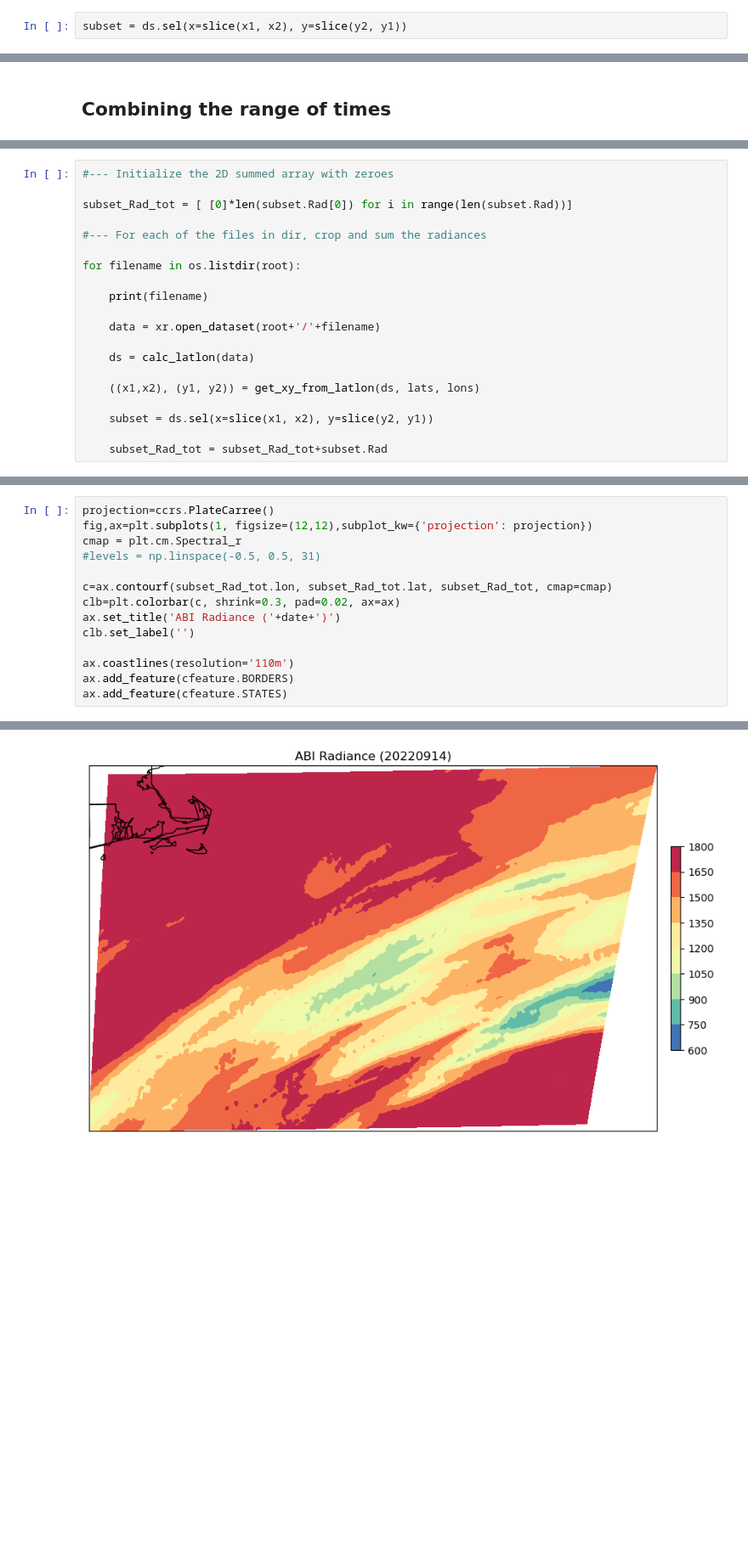
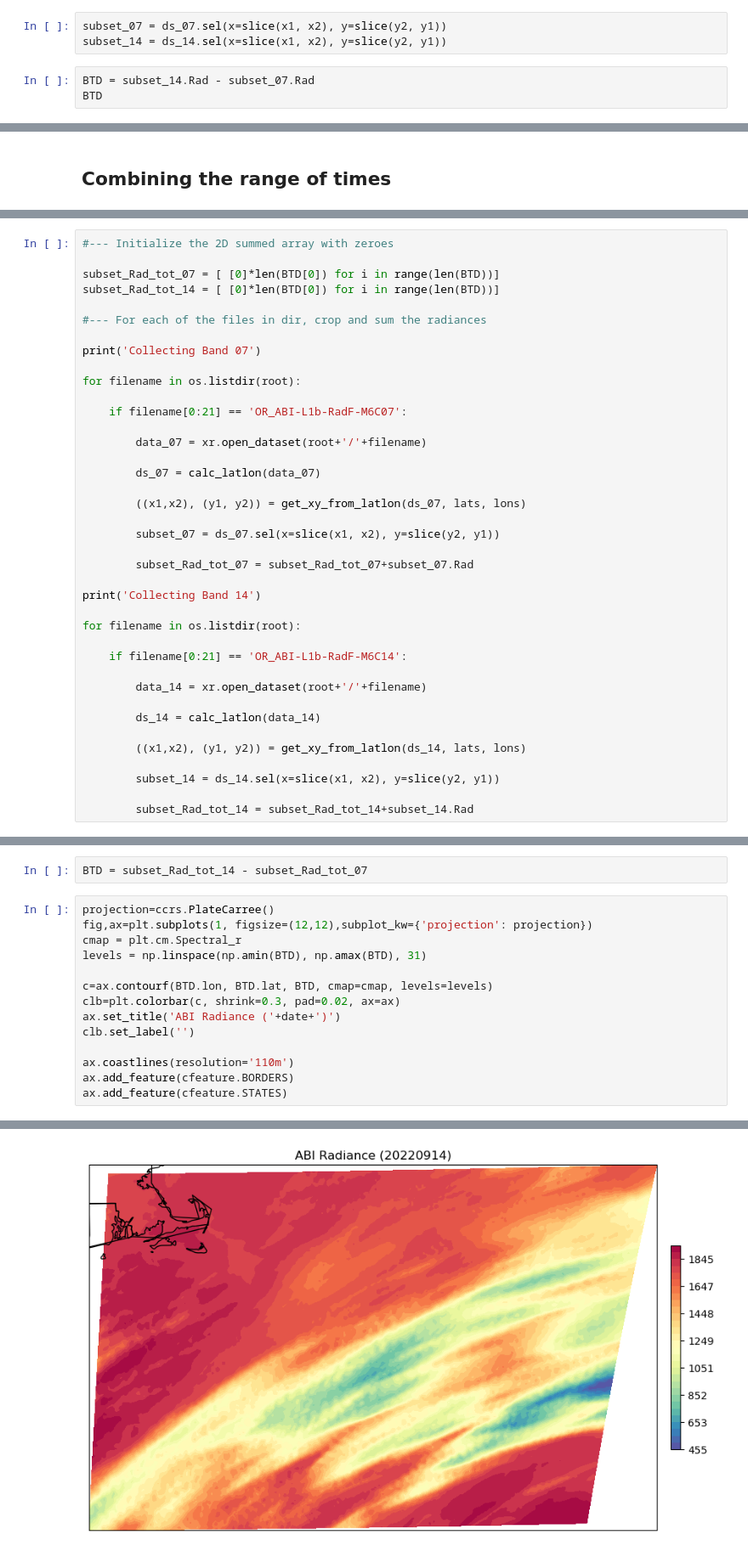
Before and after one commit to jesseturner/FalseLowClouds, a Jupyter notebook: Static_Features/Static_Features_ABI.ipynb, the cells around one changed output, grey strips where cells are left out. Shown at 85% size. Cells and saved outputs as stored; diff of their text form; blank space fills up the shorter version.

```diff
--- a/Static_Features/Static_Features_ABI.ipynb
+++ b/Static_Features/Static_Features_ABI.ipynb
@@ -90,2 +92,6 @@ lons = (min_lon, max_lon)
 # %%
-subset = ds.sel(x=slice(x1, x2), y=slice(y2, y1))
+subset_07 = ds_07.sel(x=slice(x1, x2), y=slice(y2, y1))
+subset_14 = ds_14.sel(x=slice(x1, x2), y=slice(y2, y1))
+# %%
+BTD = subset_14.Rad - subset_07.Rad
+BTD
@@ -158,21 +135,40 @@ Coordinates:
 # %%
 #--- Initialize the 2D summed array with zeroes
 
-subset_Rad_tot = [ [0]*len(subset.Rad[0]) for i in range(len(subset.Rad))]
+subset_Rad_tot_07 = [ [0]*len(BTD[0]) for i in range(len(BTD))]
+subset_Rad_tot_14 = [ [0]*len(BTD[0]) for i in range(len(BTD))]
 
 #--- For each of the files in dir, crop and sum the radiances
 
+print('Collecting Band 07')
+
 for filename in os.listdir(root):
 
-    print(filename)
+    if filename[0:21] == 'OR_ABI-L1b-RadF-M6C07':
 
-    data = xr.open_dataset(root+'/'+filename)
+        data_07 = xr.open_dataset(root+'/'+filename)
 
-    ds = calc_latlon(data)
+        ds_07 = calc_latlon(data_07)
 
-    ((x1,x2), (y1, y2)) = get_xy_from_latlon(ds, lats, lons)
+        ((x1,x2), (y1, y2)) = get_xy_from_latlon(ds_07, lats, lons)
 
-    subset = ds.sel(x=slice(x1, x2), y=slice(y2, y1))
+        subset_07 = ds_07.sel(x=slice(x1, x2), y=slice(y2, y1))
 
-    subset_Rad_tot = subset_Rad_tot+subset.Rad
+        subset_Rad_tot_07 = subset_Rad_tot_07+subset_07.Rad
+
+print('Collecting Band 14')
+
+for filename in os.listdir(root):
+
+    if filename[0:21] == 'OR_ABI-L1b-RadF-M6C14':
+
+        data_14 = xr.open_dataset(root+'/'+filename)
+
+        ds_14 = calc_latlon(data_14)
+
+        ((x1,x2), (y1, y2)) = get_xy_from_latlon(ds_14, lats, lons)
+
+        subset_14 = ds_14.sel(x=slice(x1, x2), y=slice(y2, y1))
+
+        subset_Rad_tot_14 = subset_Rad_tot_14+subset_14.Rad
 # %% [output]
@@ -192,17 +177,19 @@ OR_ABI-L1b-RadF-M6C16_G16_s20222570550207_e20222570559526_c20222570559587.nc
+# %%
+BTD = subset_Rad_tot_14 - subset_Rad_tot_07
 # %%
 projection=ccrs.PlateCarree()
 fig,ax=plt.subplots(1, figsize=(12,12),subplot_kw={'projection': projection})
 cmap = plt.cm.Spectral_r
-#levels = np.linspace(-0.5, 0.5, 31)
+levels = np.linspace(np.amin(BTD), np.amax(BTD), 31)
 
-c=ax.contourf(subset_Rad_tot.lon, subset_Rad_tot.lat, subset_Rad_tot, cmap=cmap)
+c=ax.contourf(BTD.lon, BTD.lat, BTD, cmap=cmap, levels=levels)
 clb=plt.colorbar(c, shrink=0.3, pad=0.02, ax=ax)
 ax.set_title('ABI Radiance ('+date+')')
 clb.set_label('')
 
 ax.coastlines(resolution='110m')
 ax.add_feature(cfeature.BORDERS)
 ax.add_feature(cfeature.STATES)
 # %% [output]
 <cartopy.mpl.feature_artist.FeatureArtist at 0x...>
-[figure, old version]
+[figure, new version]
```
Also changed, not shown: parts of 8 cells of this notebook.
